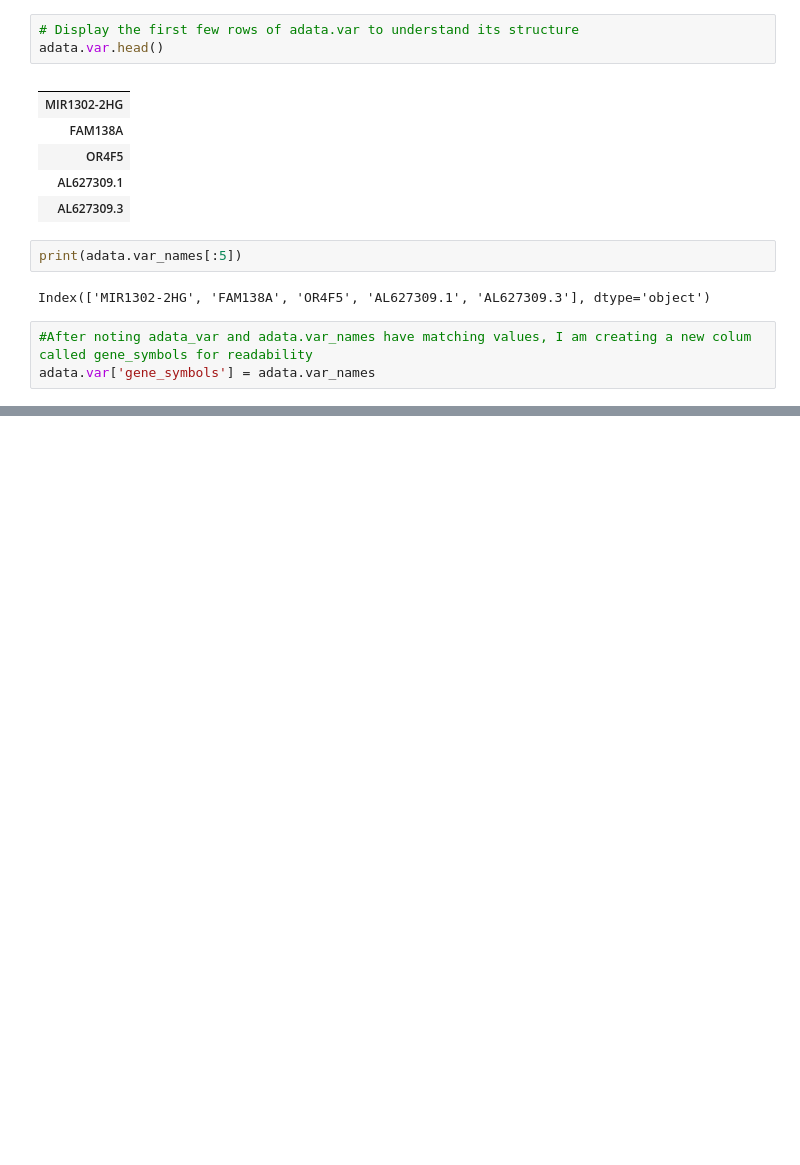
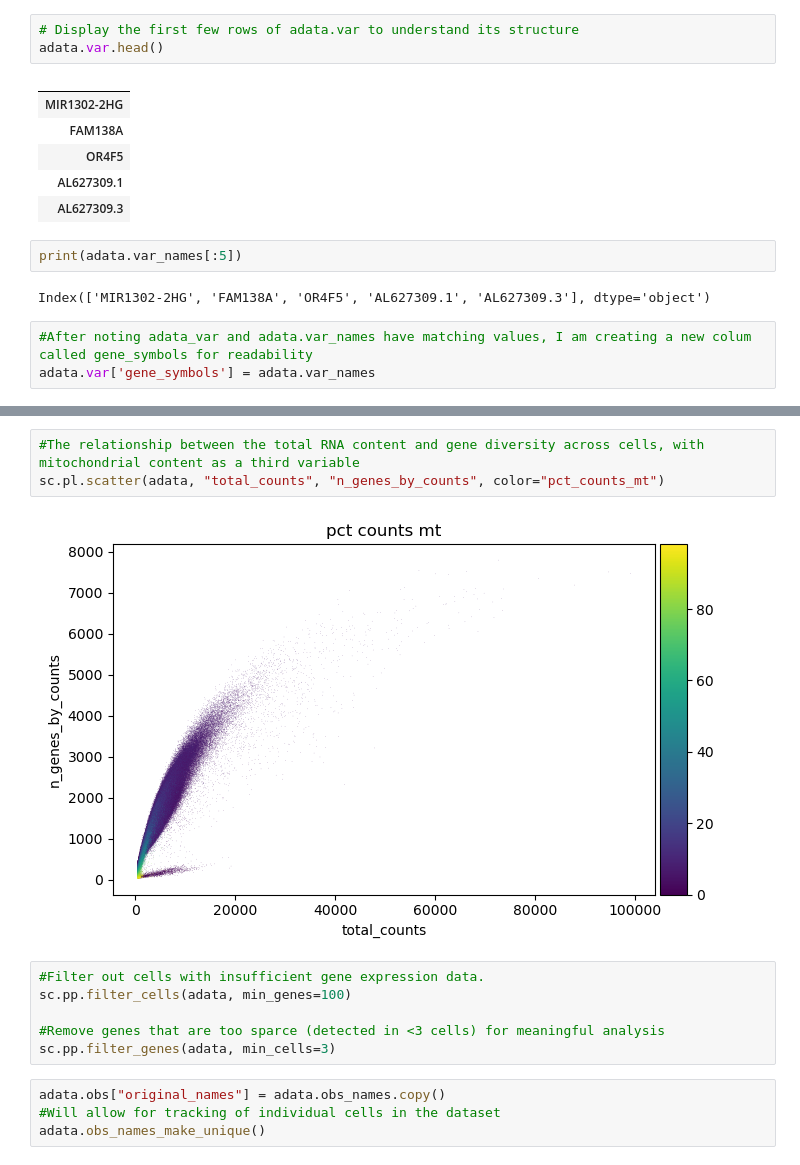
Before and after one commit to maryam-choudhury/Disease-Mechanisms-with-single-cell-transcriptomics, a Jupyter notebook: lee_paper_analysis.ipynb, the cells around one changed output, grey strips where cells are left out. Cells and saved outputs as stored; diff of their text form; blank space fills up the shorter version.

```diff
--- a/lee_paper_analysis.ipynb
+++ b/lee_paper_analysis.ipynb
@@ -227,0 +280,15 @@ plt.title("Long non-coding RNA Genes/pseudogenes")
+# %%
+#The relationship between the total RNA content and gene diversity across cells, with mitochondrial content as a third variable
+sc.pl.scatter(adata, "total_counts", "n_genes_by_counts", color="pct_counts_mt")
+# %% [output]
+[figure, added]
+# %%
+#Filter out cells with insufficient gene expression data.
+sc.pp.filter_cells(adata, min_genes=100)
+
+#Remove genes that are too sparce (detected in <3 cells) for meaningful analysis
+sc.pp.filter_genes(adata, min_cells=3)
+# %%
+adata.obs["original_names"] = adata.obs_names.copy()
+#Will allow for tracking of individual cells in the dataset
+adata.obs_names_make_unique()
```
Also changed, not shown: parts of 13 cells of this notebook.
